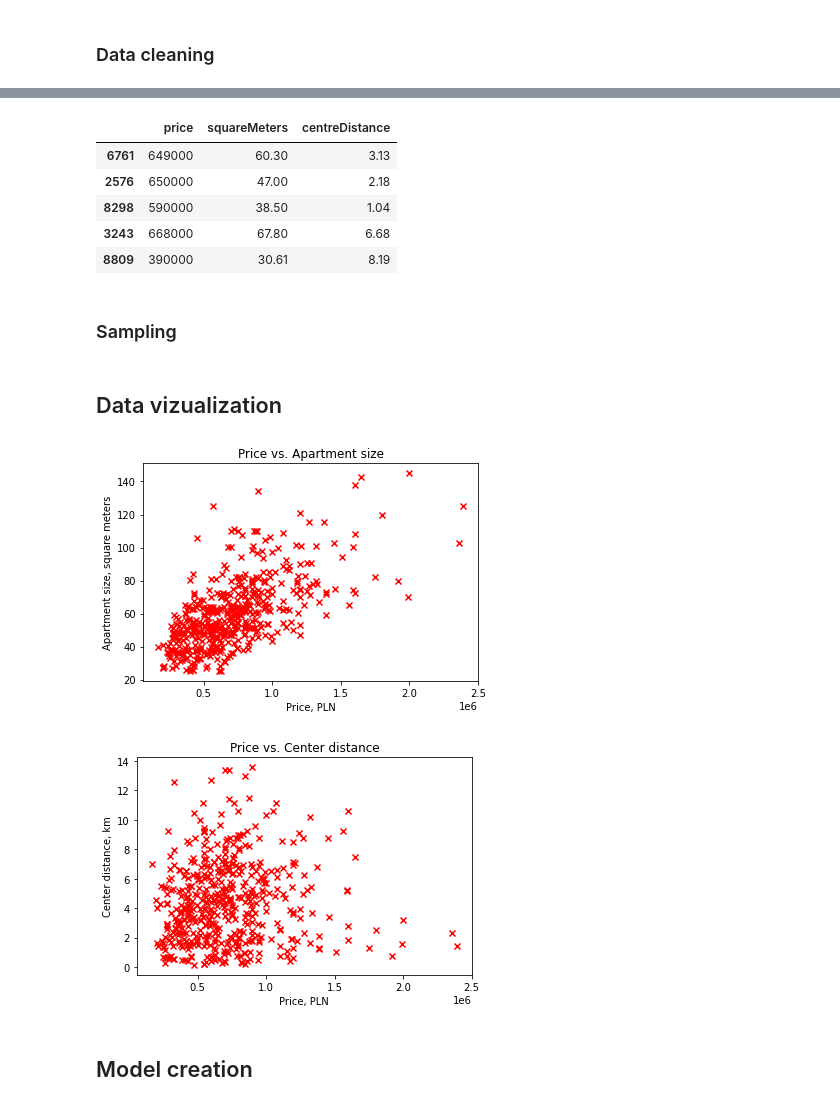
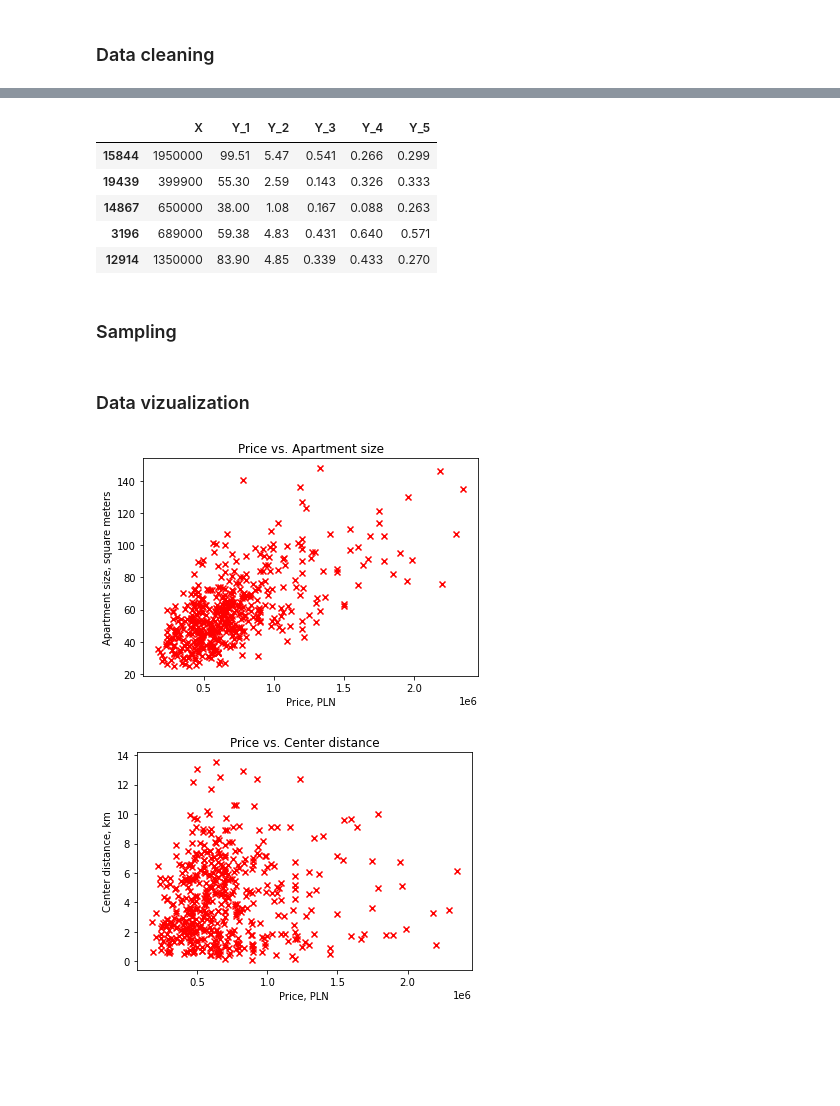
Before and after one commit to khralovich/apartment_cost_regression, a Jupyter notebook: linear_reg.ipynb, the cells around one changed output, grey strips where cells are left out. Saved outputs shown, nothing was run; the diff lists cells and outputs as text; code cells hidden in the pictures; blank space fills up the shorter version.

Commit message:
clean data

```diff
--- a/linear_reg.ipynb
+++ b/linear_reg.ipynb
@@ -73,7 +73,11 @@ dtype: float64
 ### Data cleaning
 # %%
 # Get only columns we are going to use to build a model
-real_estate_df = raw_data[['price','squareMeters', 'centreDistance']]
+real_estate_df = raw_data[['price','squareMeters', 'centreDistance', 'schoolDistance', 'clinicDistance', 'kindergartenDistance']]
+# %%
+# Rename columns
+real_estate_df = real_estate_df.rename(columns={'price':'X','squareMeters':'Y_1', 'centreDistance':'Y_2', 'schoolDistance':'Y_3', \
+    'clinicDistance':'Y_4', 'kindergartenDistance':'Y_5'})
 # %%
 """
 Since a linear regression won't work with null values, we may need to get rid of nulls before bulding a model.
@@ -100,11 +103,11 @@ The "city" variable has been replaced with city population taken from here: http
 # %%
 real_estate_df.sample(5)
 # %% [output]
-|  | price | squareMeters | centreDistance |
-| 6761 | 649000 | 60.30 | 3.13 |
-| 2576 | 650000 | 47.00 | 2.18 |
-| 8298 | 590000 | 38.50 | 1.04 |
-| 3243 | 668000 | 67.80 | 6.68 |
-| 8809 | 390000 | 30.61 | 8.19 |
+|  | X | Y_1 | Y_2 | Y_3 | Y_4 | Y_5 |
+| 15844 | 1950000 | 99.51 | 5.47 | 0.541 | 0.266 | 0.299 |
+| 19439 | 399900 | 55.30 | 2.59 | 0.143 | 0.326 | 0.333 |
+| 14867 | 650000 | 38.00 | 1.08 | 0.167 | 0.088 | 0.263 |
+| 3196 | 689000 | 59.38 | 4.83 | 0.431 | 0.640 | 0.571 |
+| 12914 | 1350000 | 83.90 | 4.85 | 0.339 | 0.433 | 0.270 |
 # %% [markdown]
 ### Sampling
@@ -113,8 +117,8 @@ real_estate_sampled = real_estate_df.sample(n=500)
 # %% [markdown]
-## Data vizualization
+### Data vizualization
 # %%
 # Create a scatter plot of the data.
-plt.scatter(real_estate_sampled['price'], real_estate_sampled['squareMeters'], marker='x', c='r')
+plt.scatter(real_estate_sampled['X'], real_estate_sampled['Y_1'], marker='x', c='r')
 
 # Set the title
 plt.title("Price vs. Apartment size")
@@ -124,19 +128,17 @@ plt.ylabel('Apartment size, square meters')
 plt.xlabel('Price, PLN')
 plt.show()
 # %% [output]
-[figure, old version]
+[figure, new version]
 # %%
 # Create a scatter plot of the data.
-plt.scatter(real_estate_sampled['price'], real_estate_sampled['centreDistance'], marker='x', c='r')
+plt.scatter(real_estate_sampled['X'], real_estate_sampled['Y_2'], marker='x', c='r')
 
 # Set the title
 plt.title("Price vs. Center distance")
 # Set the y-axis label
 plt.ylabel('Center distance, km')
 # Set the x-axis label
 plt.xlabel('Price, PLN')
 plt.show()
 # %% [output]
-[figure, old version]
+[figure, new version]
-# %% [markdown]
-## Model creation
```
Also changed, not shown: parts of 30 cells of this notebook, 2 other files.
